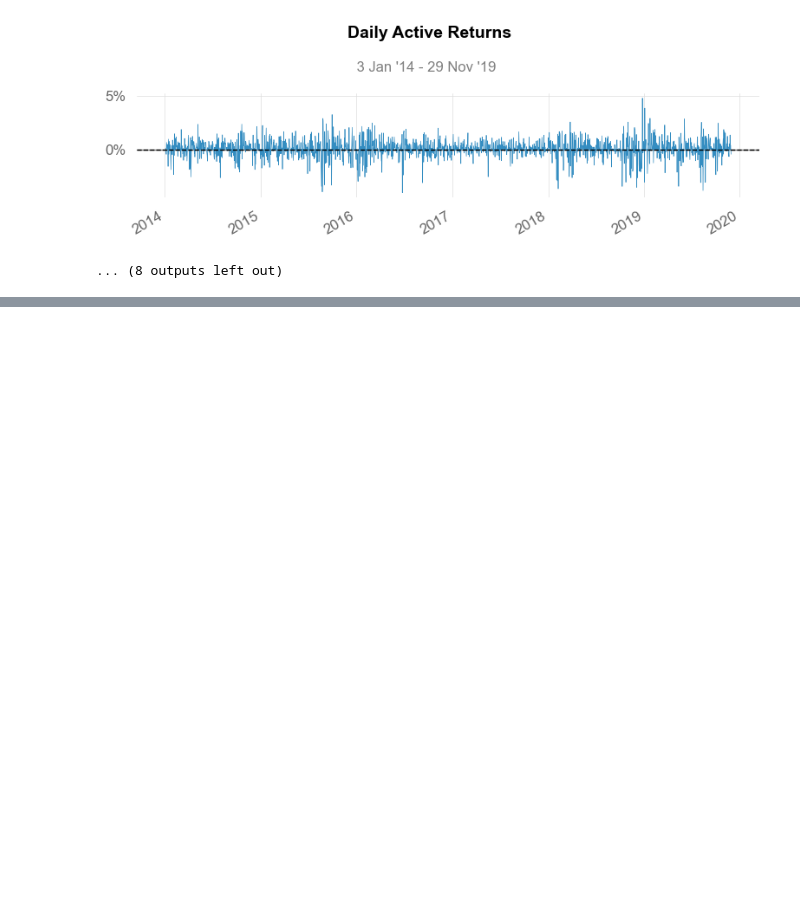
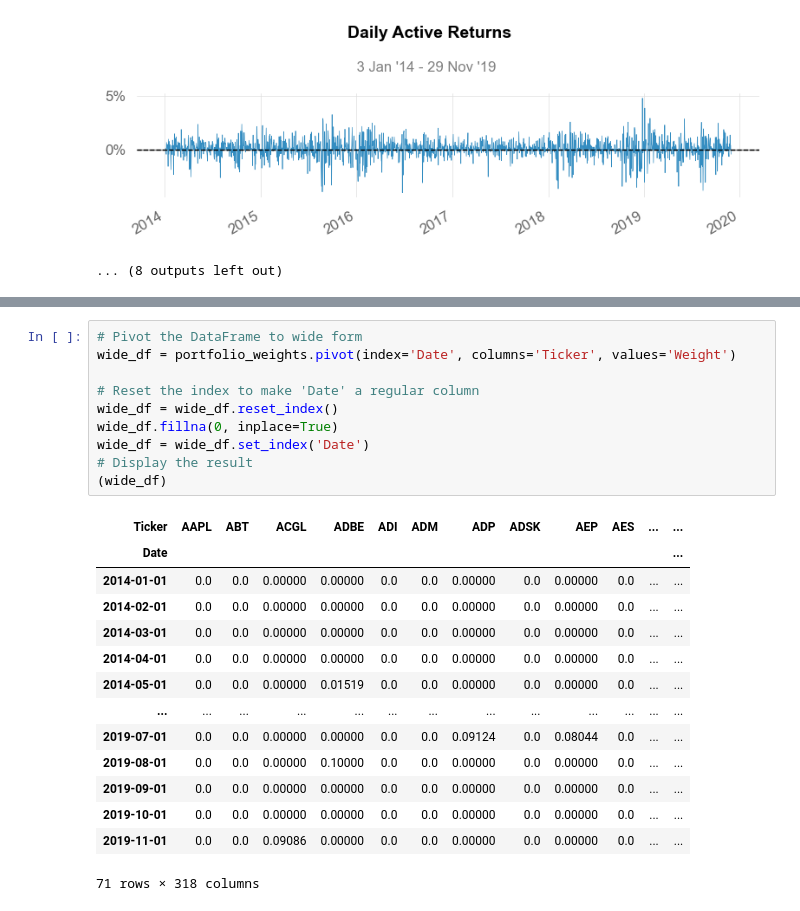
Before and after one commit to yinkiatho/RF-Portfolio-Optimization, a Jupyter notebook: MVPortfolio.ipynb, the cells around one changed output, grey strips where cells are left out. Cells and saved outputs as stored; diff of their text form; blank space fills up the shorter version.

```diff
--- a/MVPortfolio.ipynb
+++ b/MVPortfolio.ipynb
@@ -351,0 +508,25 @@ Strategy Visualization
+# %%
+# Pivot the DataFrame to wide form
+wide_df = portfolio_weights.pivot(index='Date', columns='Ticker', values='Weight')
+
+# Reset the index to make 'Date' a regular column
+wide_df = wide_df.reset_index()
+wide_df.fillna(0, inplace=True)
+wide_df = wide_df.set_index('Date')
+# Display the result
+(wide_df)
+# %% [output]
+| Ticker | AAPL | ABT | ACGL | ADBE | ADI | ADM | ADP | ADSK | AEP | AES | ... | ... |
+| Date |  |  |  |  |  |  |  |  |  |  |  | ... |
+| 2014-01-01 | 0.0 | 0.0 | 0.00000 | 0.00000 | 0.0 | 0.0 | 0.00000 | 0.0 | 0.00000 | 0.0 | ... | ... |
+| 2014-02-01 | 0.0 | 0.0 | 0.00000 | 0.00000 | 0.0 | 0.0 | 0.00000 | 0.0 | 0.00000 | 0.0 | ... | ... |
+| 2014-03-01 | 0.0 | 0.0 | 0.00000 | 0.00000 | 0.0 | 0.0 | 0.00000 | 0.0 | 0.00000 | 0.0 | ... | ... |
+| 2014-04-01 | 0.0 | 0.0 | 0.00000 | 0.00000 | 0.0 | 0.0 | 0.00000 | 0.0 | 0.00000 | 0.0 | ... | ... |
+| 2014-05-01 | 0.0 | 0.0 | 0.00000 | 0.01519 | 0.0 | 0.0 | 0.00000 | 0.0 | 0.00000 | 0.0 | ... | ... |
+| ... | ... | ... | ... | ... | ... | ... | ... | ... | ... | ... | ... | ... |
+| 2019-07-01 | 0.0 | 0.0 | 0.00000 | 0.00000 | 0.0 | 0.0 | 0.09124 | 0.0 | 0.08044 | 0.0 | ... | ... |
+| 2019-08-01 | 0.0 | 0.0 | 0.00000 | 0.10000 | 0.0 | 0.0 | 0.00000 | 0.0 | 0.00000 | 0.0 | ... | ... |
+| 2019-09-01 | 0.0 | 0.0 | 0.00000 | 0.00000 | 0.0 | 0.0 | 0.00000 | 0.0 | 0.00000 | 0.0 | ... | ... |
+| 2019-10-01 | 0.0 | 0.0 | 0.00000 | 0.00000 | 0.0 | 0.0 | 0.00000 | 0.0 | 0.00000 | 0.0 | ... | ... |
+| 2019-11-01 | 0.0 | 0.0 | 0.09086 | 0.00000 | 0.0 | 0.0 | 0.00000 | 0.0 | 0.00000 | 0.0 | ... | ... |
+71 rows × 318 columns
```
Also changed, not shown: parts of 10 cells of this notebook, 6 other files.
